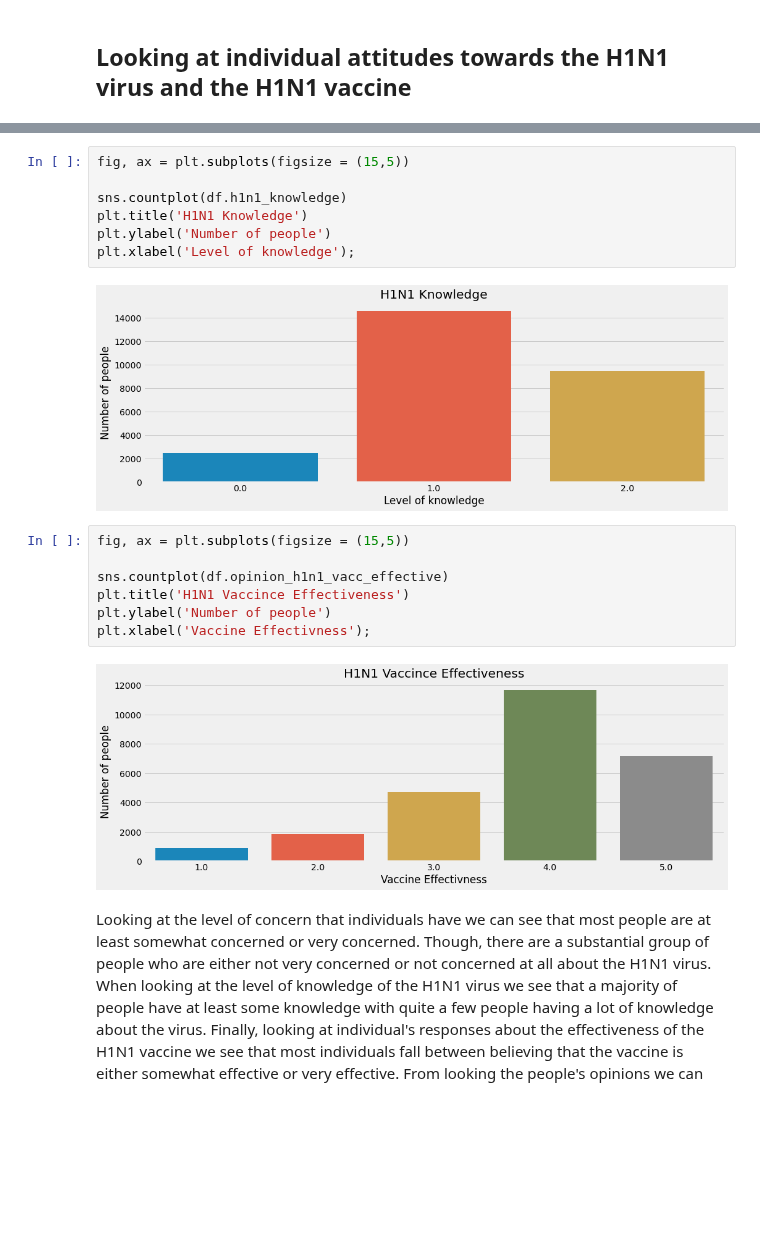
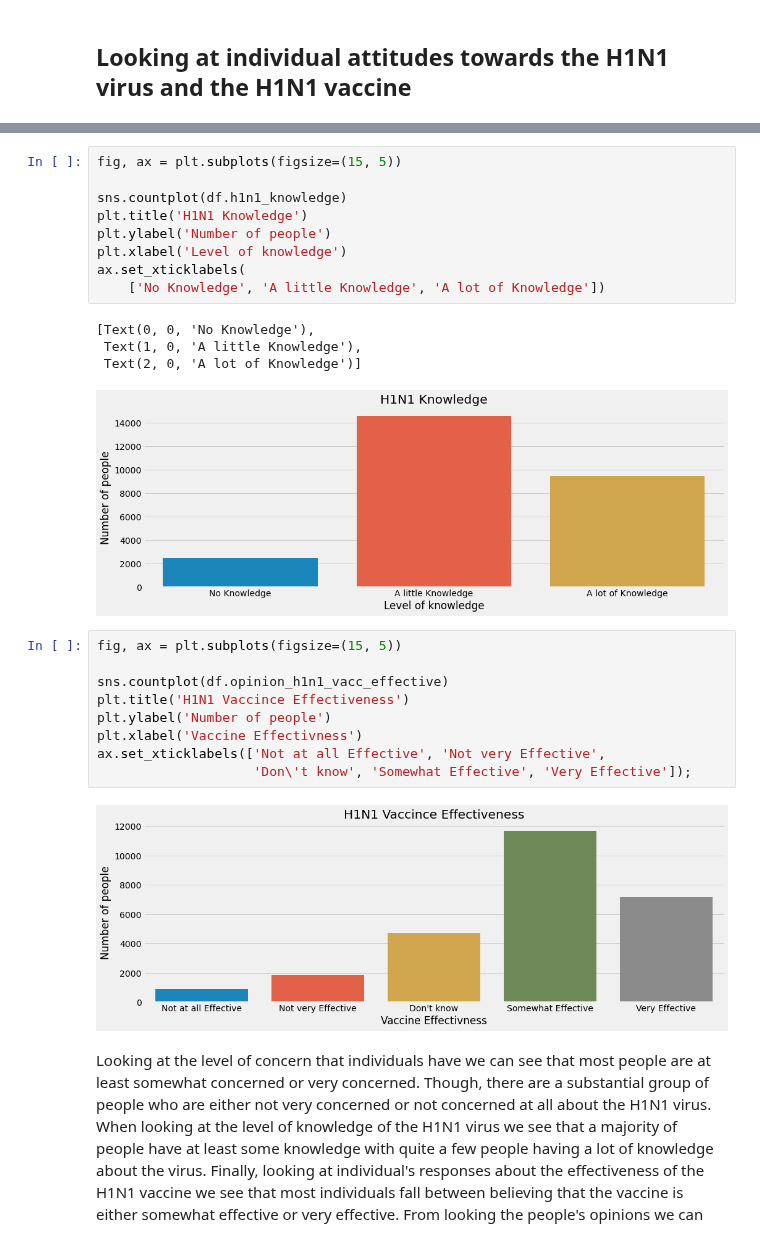
Before and after one commit to mankah/Capstone, a Jupyter notebook: Capstone.ipynb, the cells around one changed output, grey strips where cells are left out. Cells and saved outputs as stored; diff of their text form; blank space fills up the shorter version.

```diff
--- a/Capstone.ipynb
+++ b/Capstone.ipynb
@@ -129,22 +134,29 @@ ax.set_xticklabels(['Not Concerned at All', 'Not Very Concerned', 'Somewhat Conc
 [figure]
 # %%
-fig, ax = plt.subplots(figsize = (15,5))
+fig, ax = plt.subplots(figsize=(15, 5))
 
 sns.countplot(df.h1n1_knowledge)
 plt.title('H1N1 Knowledge')
 plt.ylabel('Number of people')
-plt.xlabel('Level of knowledge');
+plt.xlabel('Level of knowledge')
+ax.set_xticklabels(
+    ['No Knowledge', 'A little Knowledge', 'A lot of Knowledge'])
 # %% [output]
+[Text(0, 0, 'No Knowledge'),
+ Text(1, 0, 'A little Knowledge'),
+ Text(2, 0, 'A lot of Knowledge')]
-[figure, old version]
+[figure, new version]
 # %%
-fig, ax = plt.subplots(figsize = (15,5))
+fig, ax = plt.subplots(figsize=(15, 5))
 
 sns.countplot(df.opinion_h1n1_vacc_effective)
 plt.title('H1N1 Vaccince Effectiveness')
 plt.ylabel('Number of people')
-plt.xlabel('Vaccine Effectivness');
+plt.xlabel('Vaccine Effectivness')
+ax.set_xticklabels(['Not at all Effective', 'Not very Effective',
+                    'Don\'t know', 'Somewhat Effective', 'Very Effective']);
 # %% [output]
-[figure, old version]
+[figure, new version]
 # %% [markdown]
 Looking at the level of concern that individuals have we can see that most people are at least somewhat concerned or very concerned. Though, there are a substantial group of people who are either not very concerned or not concerned at all about the H1N1 virus. When looking at the level of knowledge of the H1N1 virus we see that a majority of people have at least some knowledge with quite a few people having a lot of knowledge about the virus. Finally, looking at individual's responses about the effectiveness of the H1N1 vaccine we see that most individuals fall between believing that the vaccine is either somewhat effective or very effective. From looking the people's opinions we can see that most people have some knowledge about the virus, however, there is not a large majority of people who are concerned about the H1H1 virus. We do see that most people do believe that the vaccine is somewhat effective. Next, we will look at the concern of the H1N1 virus by race to see if there is a distinction between the different races.
 # %% [markdown]
```
Also changed, not shown: parts of 36 cells of this notebook.
